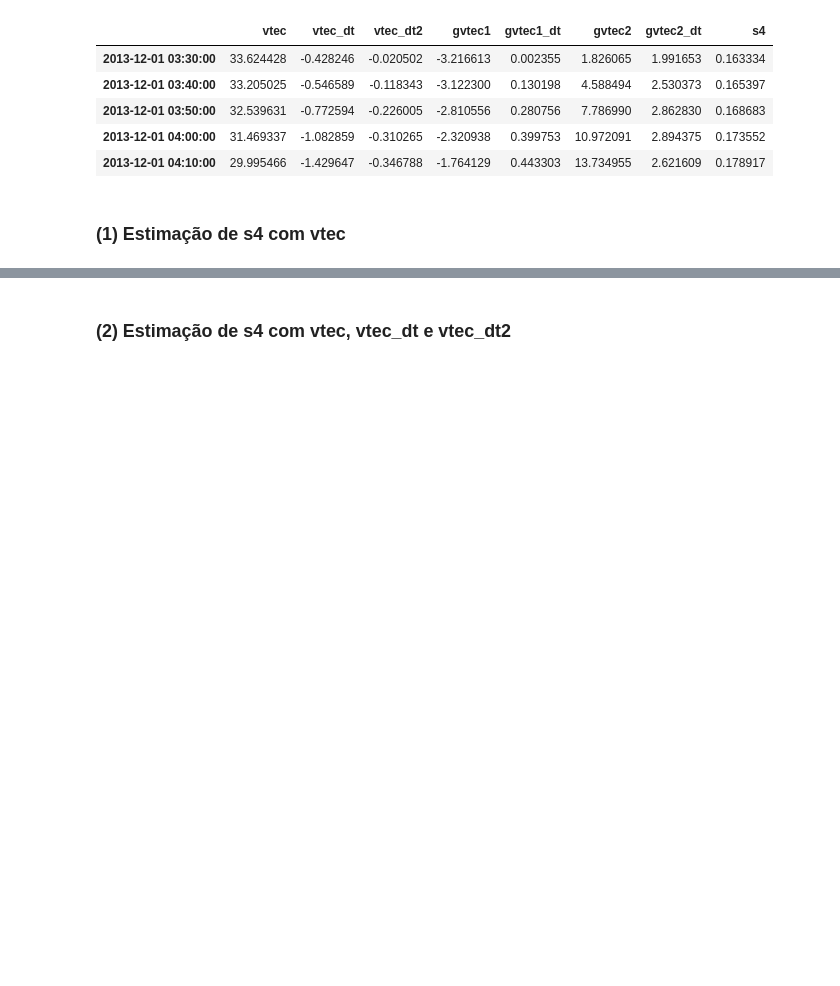
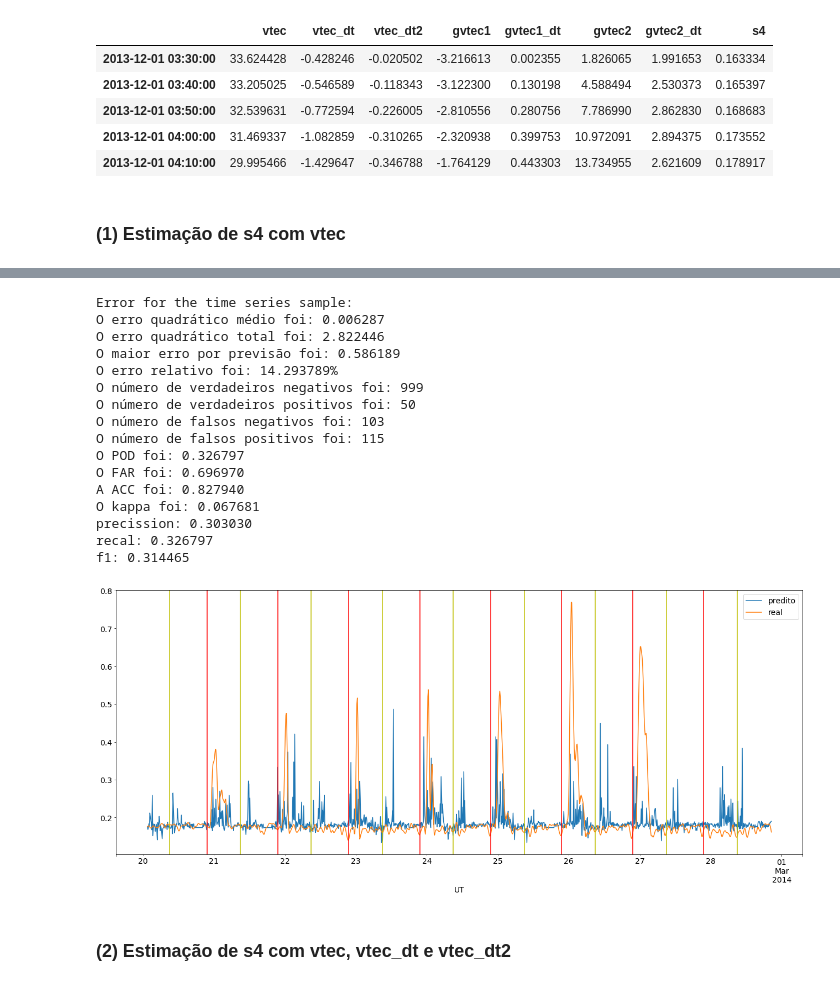
Before and after one commit to retiarus/correlation_vtec_s4, a Jupyter notebook: 07_analise_sj2_random_florest_some_variables.ipynb, the cells around one changed output, grey strips where cells are left out. Drawn from its saved outputs; the diff is of its cells as text; code cells hidden in the pictures; blank space fills up the shorter version.

Commit message:
change to generate_and_avaliate_model function

```diff
--- a/07_analise_sj2_random_florest_some_variables.ipynb
+++ b/07_analise_sj2_random_florest_some_variables.ipynb
@@ -116,2 +53,25 @@ O kappa foi: 0.072053
+# %%
+instances_set = ['vtec']
+dict_error = generate_and_avaliate_model(df=df,
+                                         instances_set=instances_set,
+                                         target='s4')
+# %% [output]
+Error for the time series sample:
+O erro quadrático médio foi: 0.006287
+O erro quadrático total foi: 2.822446
+O maior erro por previsão foi: 0.586189
+O erro relativo foi: 14.293789%
+O número de verdadeiros negativos foi: 999
+O número de verdadeiros positivos foi: 50
+O número de falsos negativos foi: 103
+O número de falsos positivos foi: 115
+O POD foi: 0.326797
+O FAR foi: 0.696970
+A ACC foi: 0.827940
+O kappa foi: 0.067681
+precission: 0.303030
+recal: 0.326797
+f1: 0.314465
+[figure, added]
 # %% [markdown]
 ### (2) Estimação de s4 com vtec, vtec_dt e vtec_dt2
```
Also changed, not shown: parts of 6 cells of this notebook.
